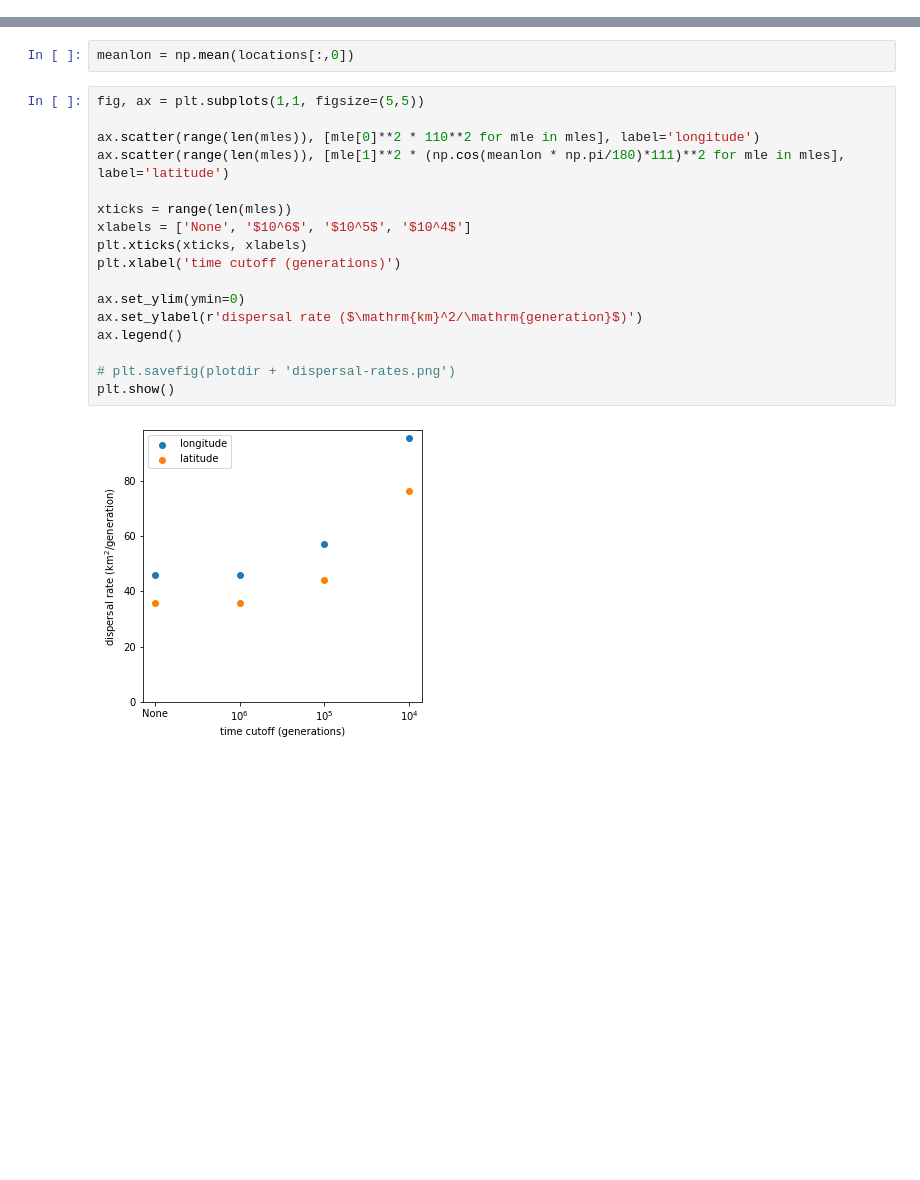
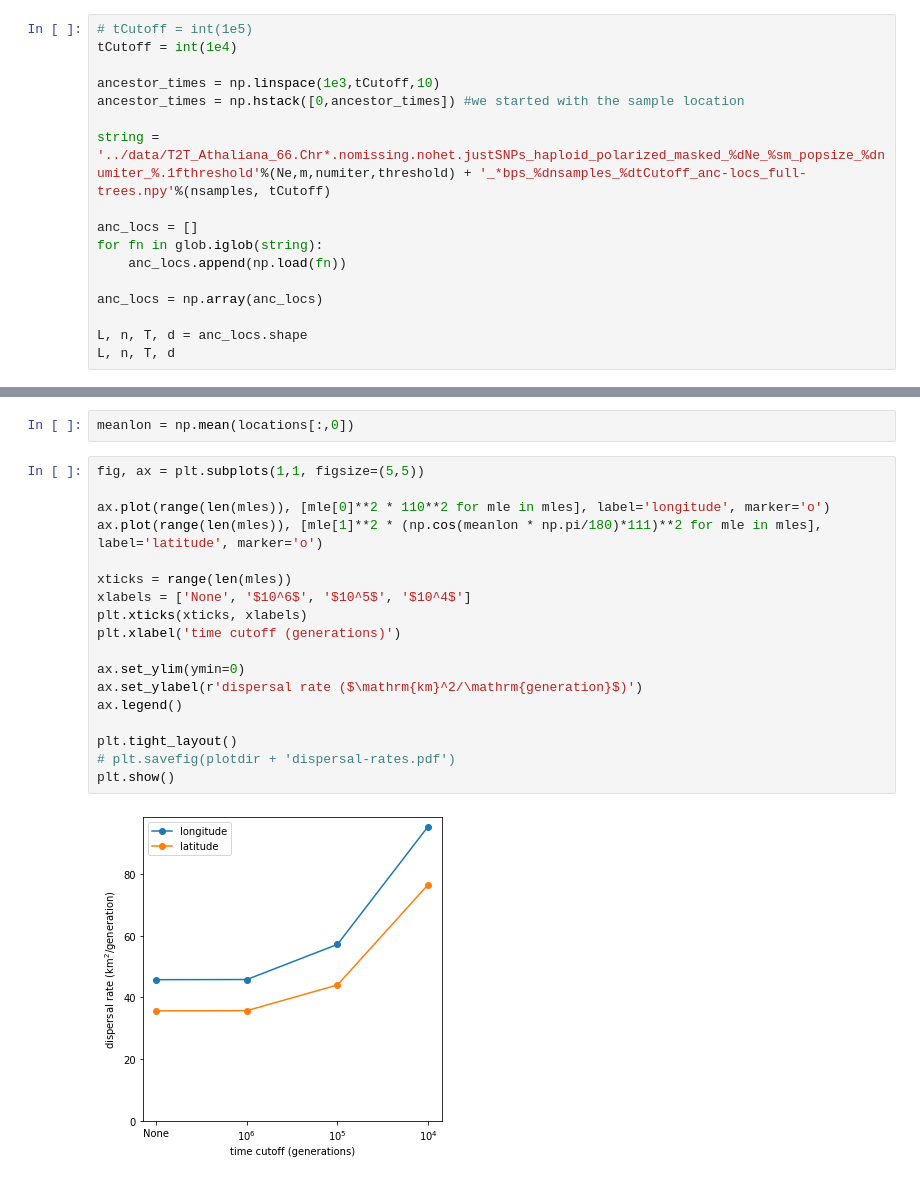
Before and after one commit to mmosmond/sparg-ms, a Jupyter notebook: athaliana/longreads/notebooks/plots.ipynb, the cells around one changed output, grey strips where cells are left out. Drawn from its saved outputs; the diff is of its cells as text; blank space fills up the shorter version.

```diff
--- a/athaliana/longreads/notebooks/plots.ipynb
+++ b/athaliana/longreads/notebooks/plots.ipynb
@@ -6,0 +57,17 @@ plotdir = 'plots/'
+# %%
+# tCutoff = int(1e5)
+tCutoff = int(1e4)
+
+ancestor_times = np.linspace(1e3,tCutoff,10)
+ancestor_times = np.hstack([0,ancestor_times]) #we started with the sample location
+
+string = '../data/T2T_Athaliana_66.Chr*.nomissing.nohet.justSNPs_haploid_polarized_masked_%dNe_%sm_popsize_%dnumiter_%.1fthreshold'%(Ne,m,numiter,threshold) + '_*bps_%dnsamples_%dtCutoff_anc-locs_full-trees.npy'%(nsamples, tCutoff)
+
+anc_locs = []
+for fn in glob.iglob(string):
+    anc_locs.append(np.load(fn))
+
+anc_locs = np.array(anc_locs)
+
+L, n, T, d = anc_locs.shape
+L, n, T, d
@@ -111,19 +111,20 @@ meanlon = np.mean(locations[:,0])
 # %%
 fig, ax = plt.subplots(1,1, figsize=(5,5))
 
-ax.scatter(range(len(mles)), [mle[0]**2 * 110**2 for mle in mles], label='longitude')
-ax.scatter(range(len(mles)), [mle[1]**2 * (np.cos(meanlon * np.pi/180)*111)**2 for mle in mles], label='latitude')
+ax.plot(range(len(mles)), [mle[0]**2 * 110**2 for mle in mles], label='longitude', marker='o')
+ax.plot(range(len(mles)), [mle[1]**2 * (np.cos(meanlon * np.pi/180)*111)**2 for mle in mles], label='latitude', marker='o')
 
 xticks = range(len(mles))
 xlabels = ['None', '$10^6$', '$10^5$', '$10^4$']
 plt.xticks(xticks, xlabels)
 plt.xlabel('time cutoff (generations)')
 
 ax.set_ylim(ymin=0)
 ax.set_ylabel(r'dispersal rate ($\mathrm{km}^2/\mathrm{generation}$)')
 ax.legend()
 
-# plt.savefig(plotdir + 'dispersal-rates.png')
+plt.tight_layout()
+# plt.savefig(plotdir + 'dispersal-rates.pdf')
 plt.show()
 # %% [output]
-[figure, old version]
+[figure, new version]
```
Also changed, not shown: parts of 51 cells of this notebook, 2 other files.
